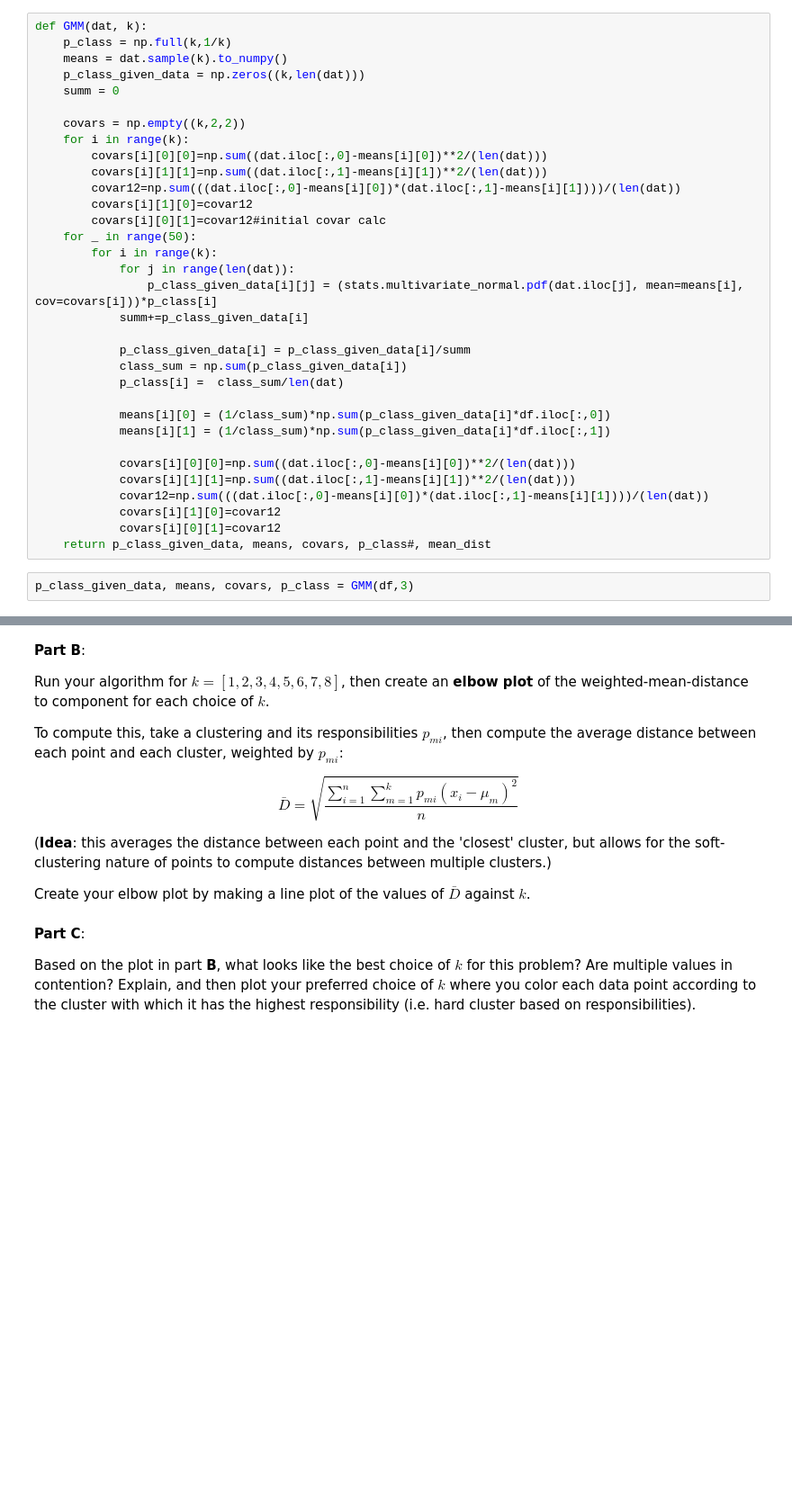
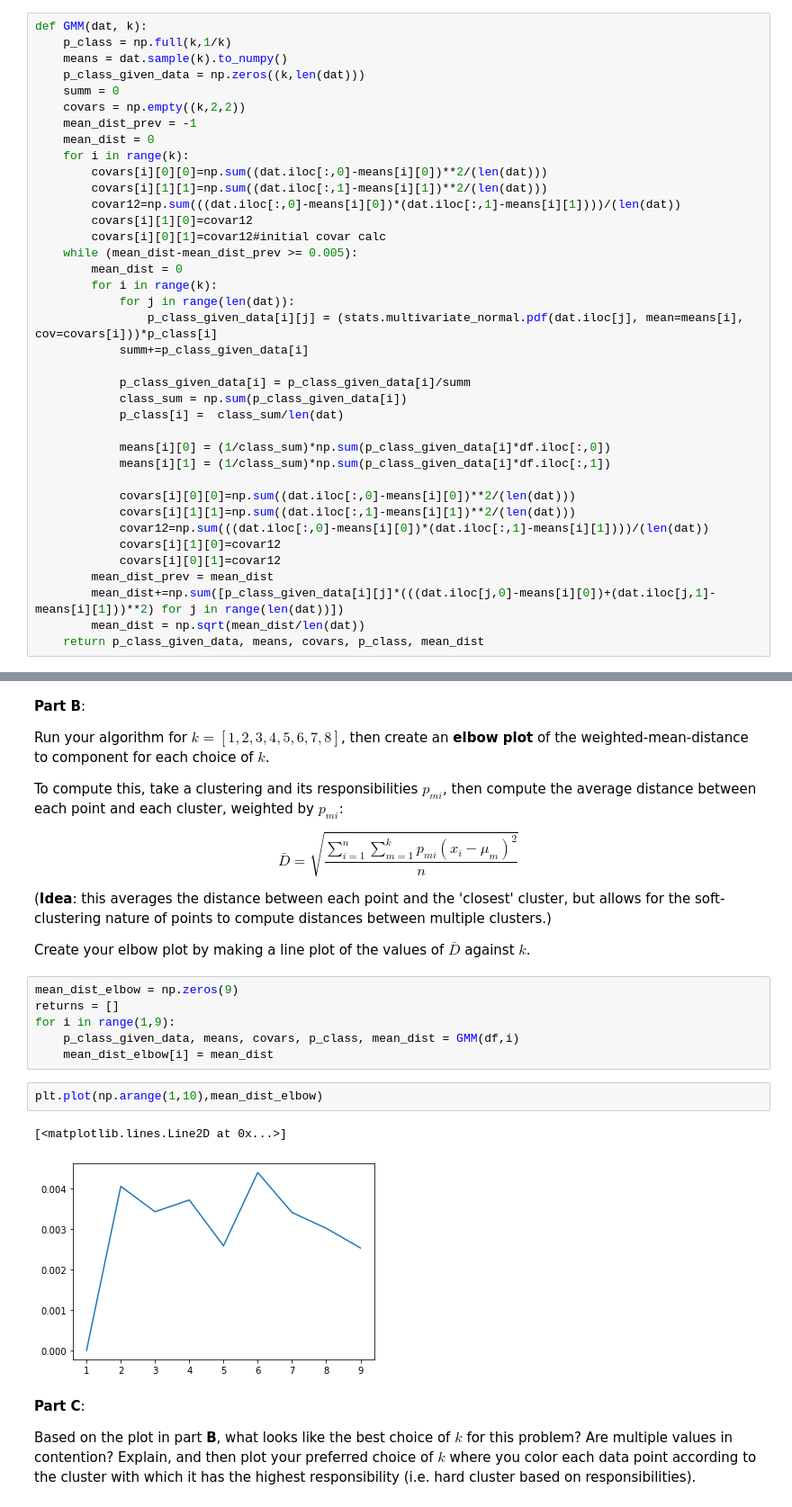
Before and after one commit to cbop20/AdvancedData, a Jupyter notebook: CSCI4022_S22_HW4.ipynb, the cells around one changed output, grey strips where cells are left out. Shown at 90% size. Saved outputs shown, nothing was run; the diff lists cells and outputs as text; blank space fills up the shorter version.

```diff
--- a/CSCI4022_S22_HW4.ipynb
+++ b/CSCI4022_S22_HW4.ipynb
@@ -97,15 +97,17 @@ def GMM(dat, k):
     means = dat.sample(k).to_numpy()
     p_class_given_data = np.zeros((k,len(dat)))
     summ = 0
-
     covars = np.empty((k,2,2))
+    mean_dist_prev = -1
+    mean_dist = 0
     for i in range(k):
         covars[i][0][0]=np.sum((dat.iloc[:,0]-means[i][0])**2/(len(dat)))
         covars[i][1][1]=np.sum((dat.iloc[:,1]-means[i][1])**2/(len(dat)))
         covar12=np.sum(((dat.iloc[:,0]-means[i][0])*(dat.iloc[:,1]-means[i][1])))/(len(dat))
         covars[i][1][0]=covar12
         covars[i][0][1]=covar12#initial covar calc
-    for _ in range(50):
+    while (mean_dist-mean_dist_prev >= 0.005):
+        mean_dist = 0
         for i in range(k):
             for j in range(len(dat)):
                 p_class_given_data[i][j] = (stats.multivariate_normal.pdf(dat.iloc[j], mean=means[i], cov=covars[i]))*p_class[i]
@@ -123,6 +125,7 @@ def GMM(dat, k):
             covar12=np.sum(((dat.iloc[:,0]-means[i][0])*(dat.iloc[:,1]-means[i][1])))/(len(dat))
             covars[i][1][0]=covar12
             covars[i][0][1]=covar12
-    return p_class_given_data, means, covars, p_class#, mean_dist
+        mean_dist_prev = mean_dist
+        mean_dist+=np.sum([p_class_given_data[i][j]*(((dat.iloc[j,0]-means[i][0])+(dat.iloc[j,1]-means[i][1]))**2) for j in range(len(dat))])
+        mean_dist = np.sqrt(mean_dist/len(dat))
+    return p_class_given_data, means, covars, p_class, mean_dist
-# %%
-p_class_given_data, means, covars, p_class = GMM(df,3)
@@ -157,6 +142,17 @@ $$ \bar{D} = \sqrt{\frac{\sum^n_{i=1}\sum^k_{m=1} p_{mi} (x_i-\mu_m)^2}{n}}$$
 
 
 Create your elbow plot by making a line plot of the values of $\bar{D}$ against $k$.
+# %%
+mean_dist_elbow = np.zeros(9)
+returns = []
+for i in range(1,9):
+    p_class_given_data, means, covars, p_class, mean_dist = GMM(df,i)
+    mean_dist_elbow[i] = mean_dist
+# %%
+plt.plot(np.arange(1,10),mean_dist_elbow)
+# %% [output]
+[<matplotlib.lines.Line2D at 0x...>]
+[figure, added]
 # %% [markdown]
 **Part C**:
 
```
Also changed, not shown: parts of 1 cell of this notebook.
